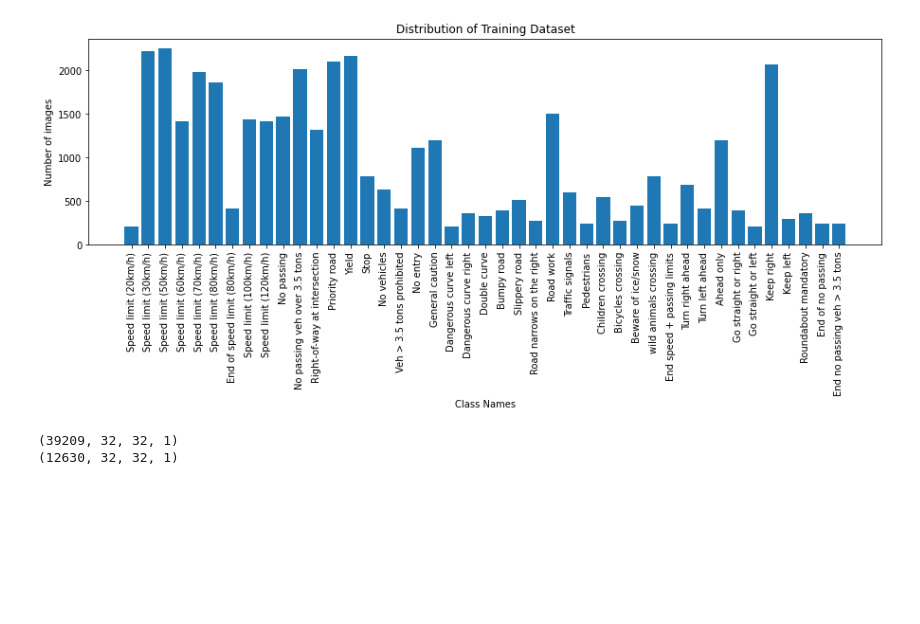
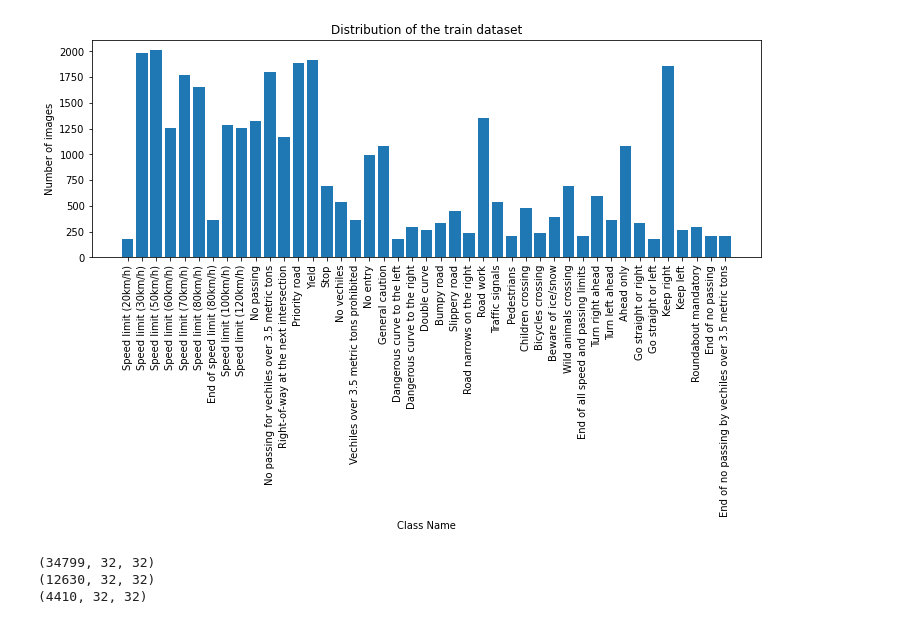
Before and after one commit to TheBlackCat22/Road-Sign-Detection-and-Classification, a Jupyter notebook: main.ipynb, the cells around one changed output. Cells and saved outputs as stored; diff of their text form; code cells hidden in the pictures; blank space fills up the shorter version.

```diff
--- a/main.ipynb
+++ b/main.ipynb
@@ -31,3 +13,0 @@ Dataset/Meta/0.png
-# %%
-f=open(r"DataSet\Classes.txt")
-classes=f.read().split("\n")
@@ -53,0 +14,28 @@ plt.show()
+# %%
+with open('dataset/train.p', 'rb') as f:
+    train_data = pickle.load(f)
+with open('dataset/valid.p', 'rb') as f:
+    val_data = pickle.load(f)
+with open('dataset/test.p', 'rb') as f:
+    test_data = pickle.load(f)
+# %%
+X_train, y_train = train_data['features'], train_data['labels']
+X_val, y_val = val_data['features'], val_data['labels']
+X_test, y_test = test_data['features'], test_data['labels']
+# %%
+data = pd.read_csv('dataset/signnames.csv')
+
+num_of_samples=[]
+
+fig, axes = plt.subplots(nrows=43, ncols=5, figsize=(10,50))
+fig.tight_layout()
+
+for i in range(5):
+  for j, row in data.iterrows():
+    x_selected = X_train[y_train == j]
+    axes[j][i].imshow(x_selected[random.randint(0,(len(x_selected) - 1)), :, :], cmap=plt.get_cmap('gray'))
+    axes[j][i].axis("off")
+    if i == 2:
+      axes[j][i].set_title(str(j) + " - " + row["SignName"])
+      num_of_samples.append(len(x_selected))
+plt.show()
@@ -54,31 +44,28 @@ plt.show()
 # %%
-n=[]
-for i in range(0,43):
-    n.append(len(train[train["ClassId"]==i]))
-
-plt.figure(figsize=(15,4))
-plt.bar(classes,n)
-plt.title("Distribution of Training Dataset")
-plt.xlabel("Class Names")
+plt.figure(figsize=(12, 4))
+plt.bar(data["SignName"], num_of_samples)
+plt.title("Distribution of the train dataset")
+plt.xlabel("Class Name")
 plt.ylabel("Number of images")
 plt.xticks(rotation=90)
 plt.show()
 # %% [output]
-[figure, old version]
+[figure, new version]
 # %%
-def preprocessing(path):
-    img=cv2.imread(path)
-    img=cv2.cvtColor(img,cv2.COLOR_BGR2GRAY)
-    img=cv2.equalizeHist(img)
-    img.resize(32,32,1)
-    img=img/255
-    return img
+def preprocess(img):
+  img = cv2.cvtColor(img, cv2.COLOR_BGR2GRAY)
+  img = cv2.equalizeHist(img)
+  img = img/255
+  return img
 
-X_train=np.array(list(map(preprocessing,X_trainpath)),dtype=object)
-X_test=np.array(list(map(preprocessing,X_testpath)),dtype=object)
+X_train = np.array(list(map(preprocess, X_train)))
+X_test = np.array(list(map(preprocess, X_test)))
+X_val = np.array(list(map(preprocess, X_val)))
 
 print(X_train.shape)
 print(X_test.shape)
+print(X_val.shape)
 # %% [output]
-(39209, 32, 32, 1)
-(12630, 32, 32, 1)
+(34799, 32, 32)
+(12630, 32, 32)
+(4410, 32, 32)
```
Also changed, not shown: parts of 17 cells of this notebook.
